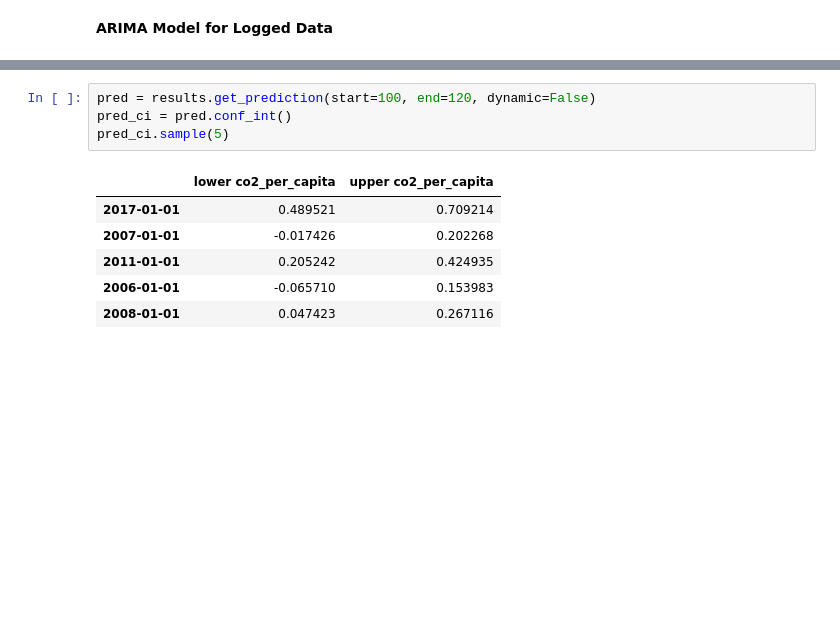
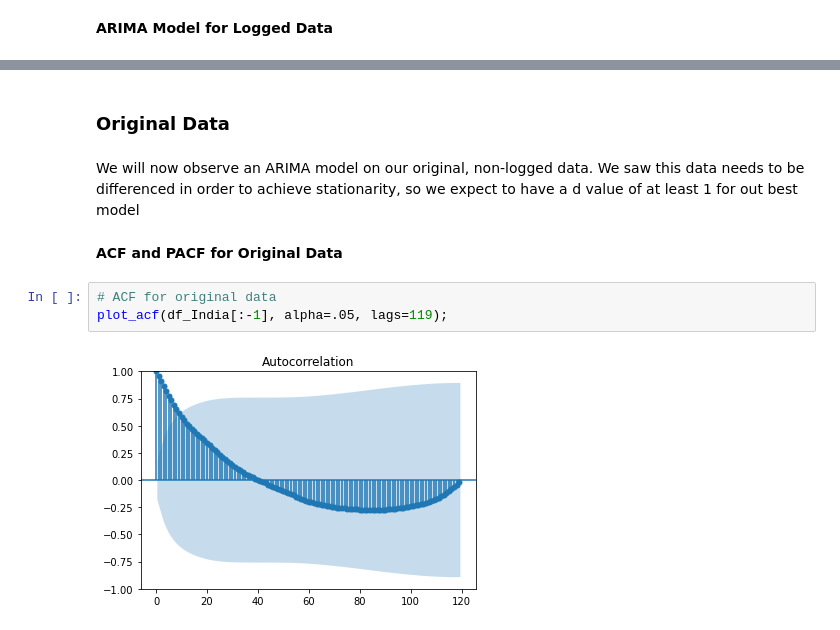
Before and after one commit to ganeshXb/Carbon-Emissions-Ecological-Footprint-Research, a Jupyter notebook: Notebooks/CO2-Emissions-TimeSeries-Forecasting.ipynb, the cells around one changed output, grey strips where cells are left out. Drawn from its saved outputs; the diff is of its cells as text; blank space fills up the shorter version.

```diff
--- a/Notebooks/CO2-Emissions-TimeSeries-Forecasting.ipynb
+++ b/Notebooks/CO2-Emissions-TimeSeries-Forecasting.ipynb
@@ -412,11 +417,11 @@ plt.show
-# %%
-pred = results.get_prediction(start=100, end=120, dynamic=False)
-pred_ci = pred.conf_int()
-pred_ci.sample(5)
-# %% [output]
-|  | lower co2_per_capita | upper co2_per_capita |
-| 2017-01-01 | 0.489521 | 0.709214 |
-| 2007-01-01 | -0.017426 | 0.202268 |
-| 2011-01-01 | 0.205242 | 0.424935 |
-| 2006-01-01 | -0.065710 | 0.153983 |
-| 2008-01-01 | 0.047423 | 0.267116 |
+# %% [markdown]
+### Original Data
+# %% [markdown]
+We will now observe an ARIMA model on our original, non-logged data. We saw this data needs to be differenced in order to achieve stationarity, so we expect to have a d value of at least 1 for out best model
+# %% [markdown]
+**ACF and PACF for Original Data**
+# %%
+# ACF for original data
+plot_acf(df_India[:-1], alpha=.05, lags=119);
+# %% [output]
+[figure, added]
```
Also changed, not shown: parts of 60 cells of this notebook.
